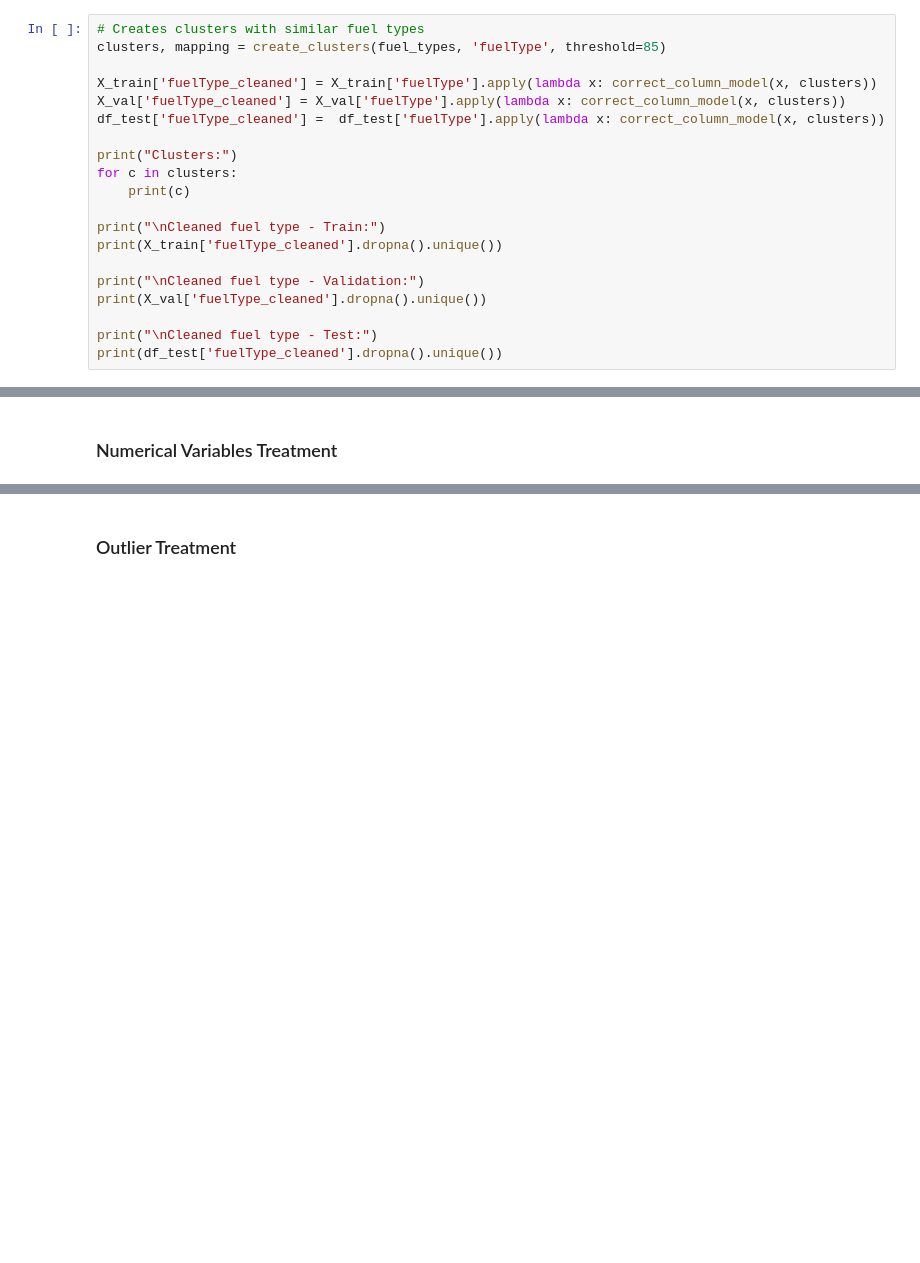
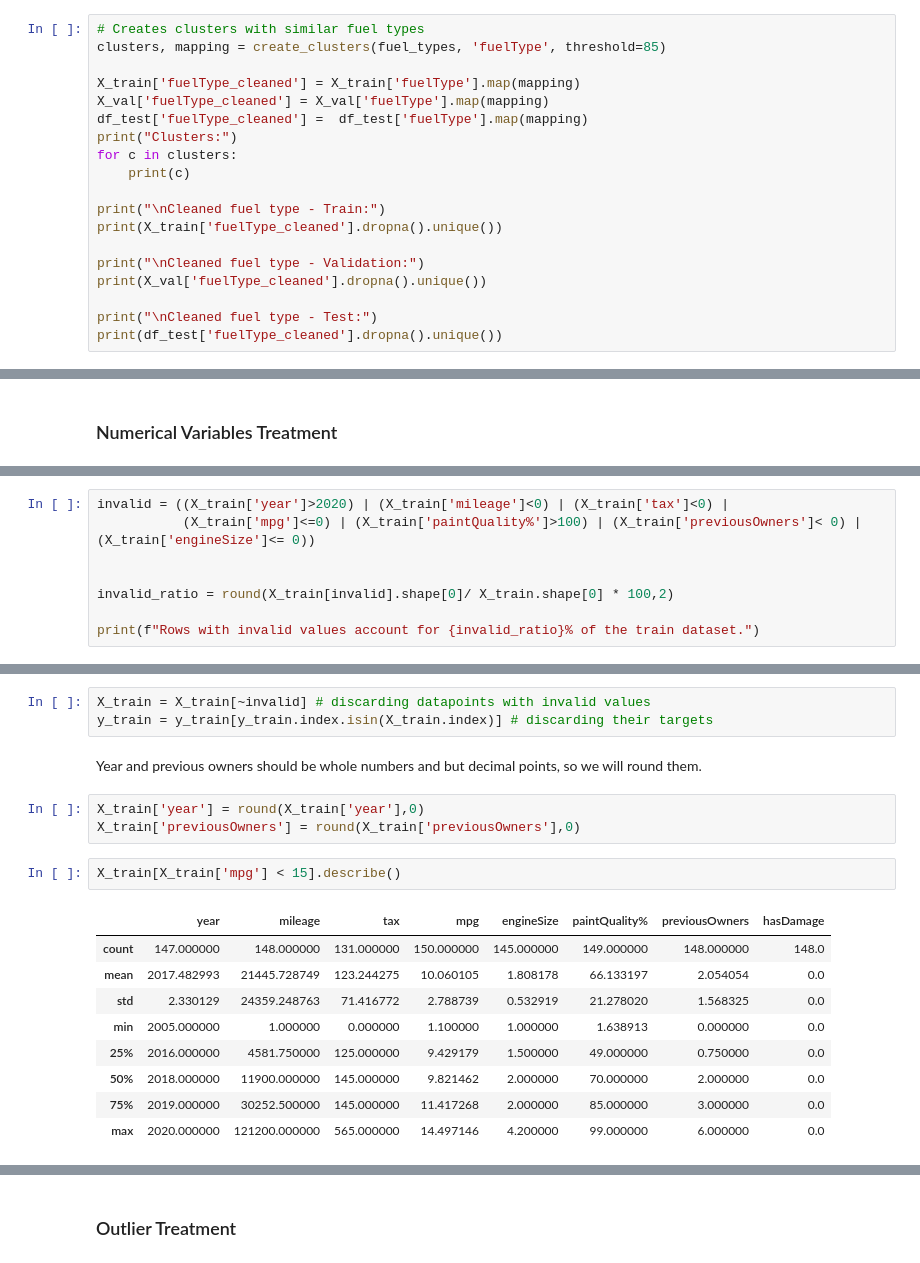
Before and after one commit to barbara-sousa-franco/Machine-Learning-Project, a Jupyter notebook: Deliverable 1.ipynb, the cells around one changed output, grey strips where cells are left out. Drawn from its saved outputs; the diff is of its cells as text; blank space fills up the shorter version.

```diff
--- a/Deliverable 1.ipynb
+++ b/Deliverable 1.ipynb
@@ -740,10 +738,9 @@ print(f' Typos in models: {fuel_types}')
 # Creates clusters with similar fuel types
 clusters, mapping = create_clusters(fuel_types, 'fuelType', threshold=85)
 
-X_train['fuelType_cleaned'] = X_train['fuelType'].apply(lambda x: correct_column_model(x, clusters))
-X_val['fuelType_cleaned'] = X_val['fuelType'].apply(lambda x: correct_column_model(x, clusters))
-df_test['fuelType_cleaned'] =  df_test['fuelType'].apply(lambda x: correct_column_model(x, clusters))
-
+X_train['fuelType_cleaned'] = X_train['fuelType'].map(mapping)
+X_val['fuelType_cleaned'] = X_val['fuelType'].map(mapping)
+df_test['fuelType_cleaned'] =  df_test['fuelType'].map(mapping)
 print("Clusters:")
 for c in clusters:
     print(c)
@@ -904,0 +900,8 @@ Bea --- Eliminar as inválidas, adicionar as percentagens , etc...
+# %%
+invalid = ((X_train['year']>2020) | (X_train['mileage']<0) | (X_train['tax']<0) |
+           (X_train['mpg']<=0) | (X_train['paintQuality%']>100) | (X_train['previousOwners']< 0) | (X_train['engineSize']<= 0))
+
+
+invalid_ratio = round(X_train[invalid].shape[0]/ X_train.shape[0] * 100,2)
+
+print(f"Rows with invalid values account for {invalid_ratio}% of the train dataset.")
@@ -904,0 +922,20 @@ Bea --- Eliminar as inválidas, adicionar as percentagens , etc...
+# %%
+X_train = X_train[~invalid] # discarding datapoints with invalid values
+y_train = y_train[y_train.index.isin(X_train.index)] # discarding their targets
+# %% [markdown]
+Year and previous owners should be whole numbers and but decimal points, so we will round them.
+# %%
+X_train['year'] = round(X_train['year'],0)
+X_train['previousOwners'] = round(X_train['previousOwners'],0)
+# %%
+X_train[X_train['mpg'] < 15].describe()
+# %% [output]
+|  | year | mileage | tax | mpg | engineSize | paintQuality% | previousOwners | hasDamage |
+| count | 147.000000 | 148.000000 | 131.000000 | 150.000000 | 145.000000 | 149.000000 | 148.000000 | 148.0 |
+| mean | 2017.482993 | 21445.728749 | 123.244275 | 10.060105 | 1.808178 | 66.133197 | 2.054054 | 0.0 |
+| std | 2.330129 | 24359.248763 | 71.416772 | 2.788739 | 0.532919 | 21.278020 | 1.568325 | 0.0 |
+| min | 2005.000000 | 1.000000 | 0.000000 | 1.100000 | 1.000000 | 1.638913 | 0.000000 | 0.0 |
+| 25% | 2016.000000 | 4581.750000 | 125.000000 | 9.429179 | 1.500000 | 49.000000 | 0.750000 | 0.0 |
+| 50% | 2018.000000 | 11900.000000 | 145.000000 | 9.821462 | 2.000000 | 70.000000 | 2.000000 | 0.0 |
+| 75% | 2019.000000 | 30252.500000 | 145.000000 | 11.417268 | 2.000000 | 85.000000 | 3.000000 | 0.0 |
+| max | 2020.000000 | 121200.000000 | 565.000000 | 14.497146 | 4.200000 | 99.000000 | 6.000000 | 0.0 |
```
Also changed, not shown: parts of 31 cells of this notebook.
